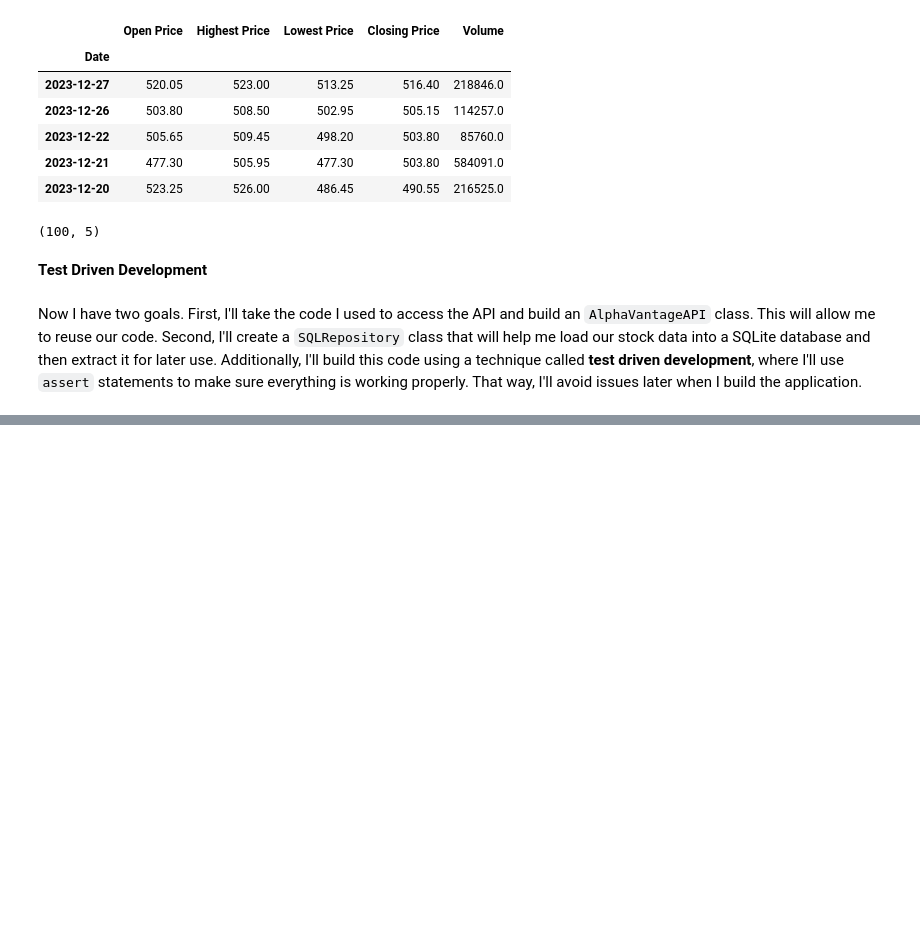
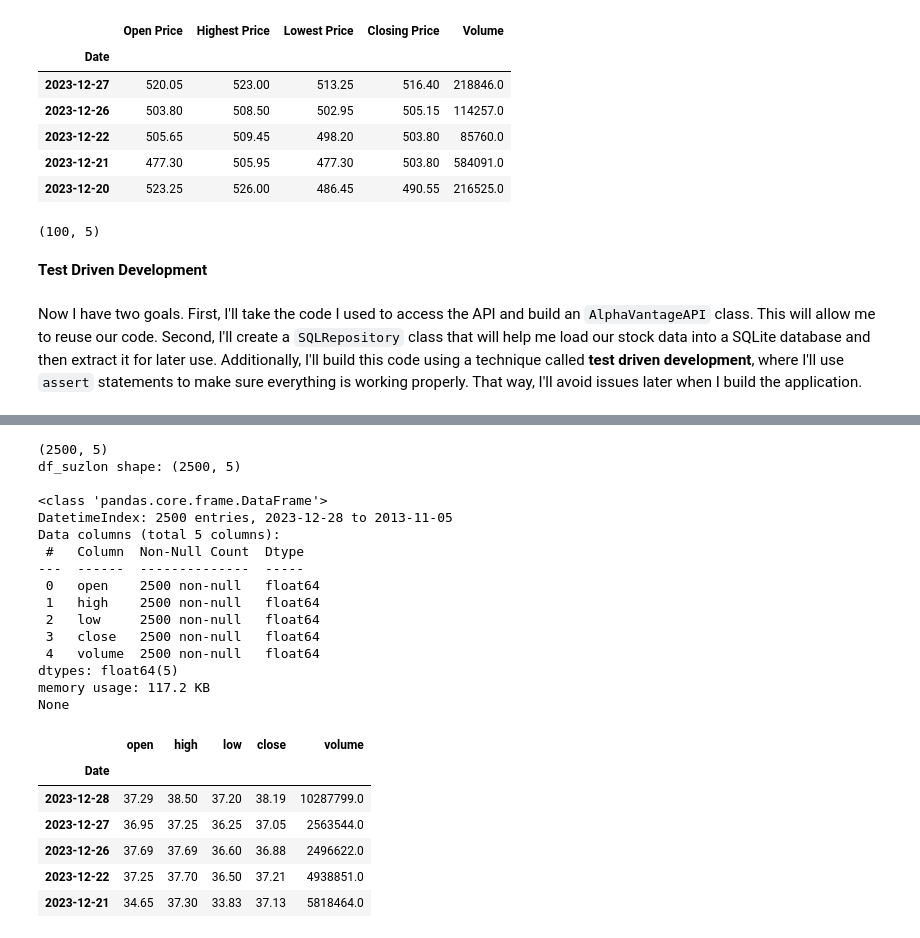
Before and after one commit to OlawoyeTaofeek/StockVolatilityPrediction, a Jupyter notebook: stockvolatility/main.ipynb, the cells around one changed output, grey strips where cells are left out. Drawn from its saved outputs; the diff is of its cells as text; code cells hidden in the pictures; blank space fills up the shorter version.

```diff
--- a/stockvolatility/main.ipynb
+++ b/stockvolatility/main.ipynb
@@ -331,7 +331,4 @@ assert df_suzlon.columns.to_list() == ['open', 'high', 'low', 'close', 'volume']
 # Are columns correct data type?
 assert df_suzlon.columns.dtype == pd.Float64Dtype
 # %%
-import sqlite3
-from config import settings
-
-connection = sqlite3.connect(database=settings.db_name, check_same_thread=False)
+sql_connection = sqlite3.connect(database=settings.db_name, check_same_thread=False)
@@ -338,9 +398,6 @@ connection = sqlite3.connect(database=settings.db_name, check_same_thread=False)
 # %%
-# Import class definition
-from data import SQLRepository
-
 # Create instance of class
-repo = SQLRepository(connection)
+repo = SQLRepository(connection=sql_connection)
 
 # Does `repo` have a "connection" attribute?
 assert hasattr(repo, "connection")
@@ -351,0 +450,53 @@ TypeError: SQLRepository.__init__() takes 0 positional arguments but 1 was given
+# %%
+# Assign `read_table` output to `df_suzlon`
+df_suzlon = repo.read_table(table_name="SUZLON.BSE", limit=2500)  # Enclose table name in double quotes
+
+# Is `df_suzlon` a DataFrame?
+assert isinstance(df_suzlon, pd.DataFrame)
+
+# Does it have a `DatetimeIndex`?
+assert isinstance(df_suzlon.index, pd.DatetimeIndex)
+
+# Is the index named "date"?
+assert df_suzlon.index.name == "Date"
+
+print(df_suzlon.shape)
+
+# Does it have 2,500 rows and 5 columns?
+assert df_suzlon.shape == (2500, 5)
+
+# Are the column names correct?
+assert df_suzlon.columns.to_list() == ['open', 'high', 'low', 'close', 'volume']
+
+# Are the column data types correct?
+assert all(df_suzlon.dtypes == float)
+
+# Print `df_suzlon` info
+print("df_suzlon shape:", df_suzlon.shape)
+print()
+print(df_suzlon.info())
+df_suzlon.head()
+# %% [output]
+(2500, 5)
+df_suzlon shape: (2500, 5)
+
+<class 'pandas.core.frame.DataFrame'>
+DatetimeIndex: 2500 entries, 2023-12-28 to 2013-11-05
+Data columns (total 5 columns):
+ #   Column  Non-Null Count  Dtype
+---  ------  --------------  -----
+ 0   open    2500 non-null   float64
+ 1   high    2500 non-null   float64
+ 2   low     2500 non-null   float64
+ 3   close   2500 non-null   float64
+ 4   volume  2500 non-null   float64
+dtypes: float64(5)
+memory usage: 117.2 KB
+None
+|  | open | high | low | close | volume |
+| Date |  |  |  |  |  |
+| 2023-12-28 | 37.29 | 38.50 | 37.20 | 38.19 | 10287799.0 |
+| 2023-12-27 | 36.95 | 37.25 | 36.25 | 37.05 | 2563544.0 |
+| 2023-12-26 | 37.69 | 37.69 | 36.60 | 36.88 | 2496622.0 |
+| 2023-12-22 | 37.25 | 37.70 | 36.50 | 37.21 | 4938851.0 |
+| 2023-12-21 | 34.65 | 37.30 | 33.83 | 37.13 | 5818464.0 |
```
Also changed, not shown: parts of 12 cells of this notebook, 2 other files.
